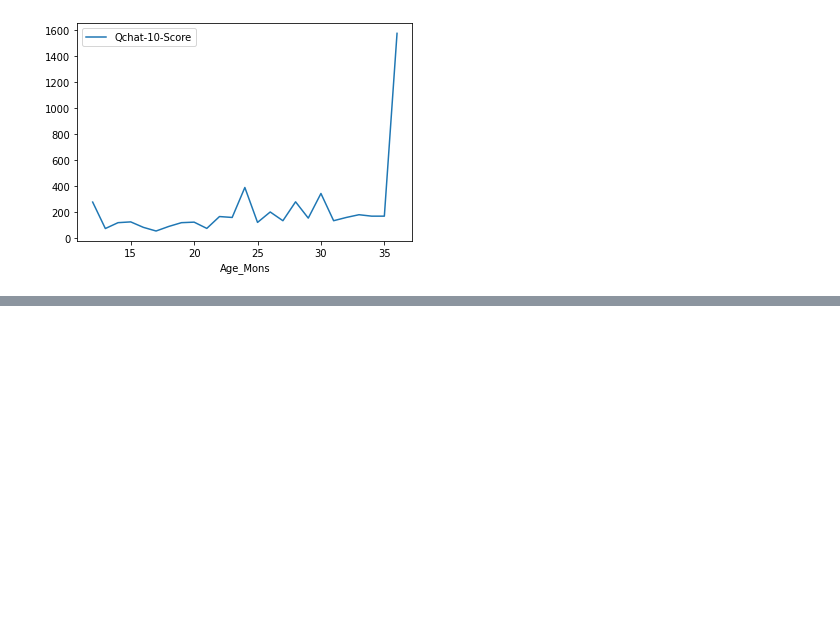
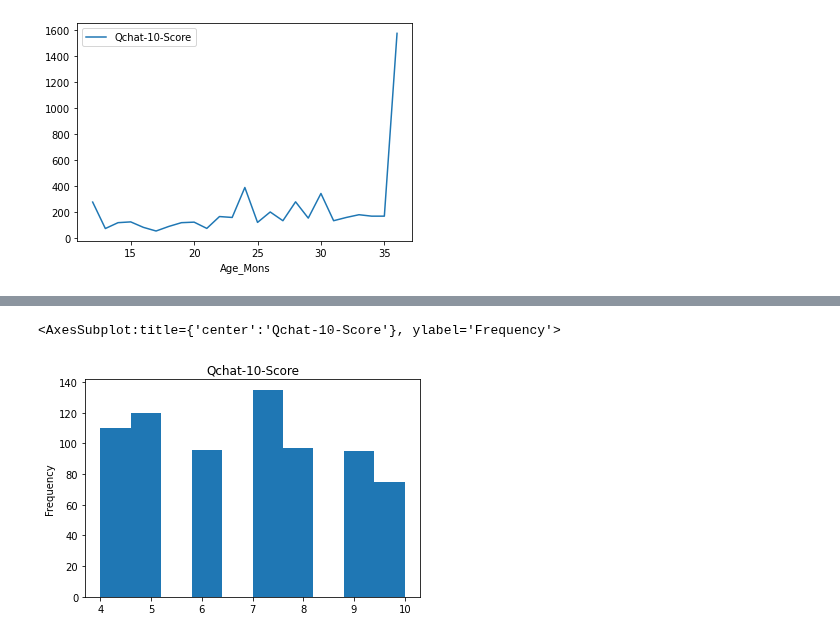
Before and after one commit to Payelban2022/A-study-on-autism, a Jupyter notebook: Autism study on toddlers.ipynb, the cells around one changed output, grey strips where cells are left out. Drawn from its saved outputs; the diff is of its cells as text; code cells hidden in the pictures; blank space fills up the shorter version.

```diff
--- a/Autism study on toddlers.ipynb
+++ b/Autism study on toddlers.ipynb
@@ -157,0 +169,2 @@ df.groupby(['Age_Mons']).sum().plot(kind='line',y='Qchat-10-Score')
+# %%
+df['Probable_case'] = np.where(df['Qchat-10-Score']>3, 'yes','no')
@@ -157,0 +200,2 @@ df.groupby(['Age_Mons']).sum().plot(kind='line',y='Qchat-10-Score')
+# %%
+probable_df = df[df.Probable_case == 'yes']
@@ -157,0 +235,5 @@ df.groupby(['Age_Mons']).sum().plot(kind='line',y='Qchat-10-Score')
+# %%
+probable_df["Qchat-10-Score"].plot(kind = "hist",title ="Qchat-10-Score" )
+# %% [output]
+<AxesSubplot:title={'center':'Qchat-10-Score'}, ylabel='Frequency'>
+[figure, added]
```
Also changed, not shown: parts of 12 cells of this notebook.
